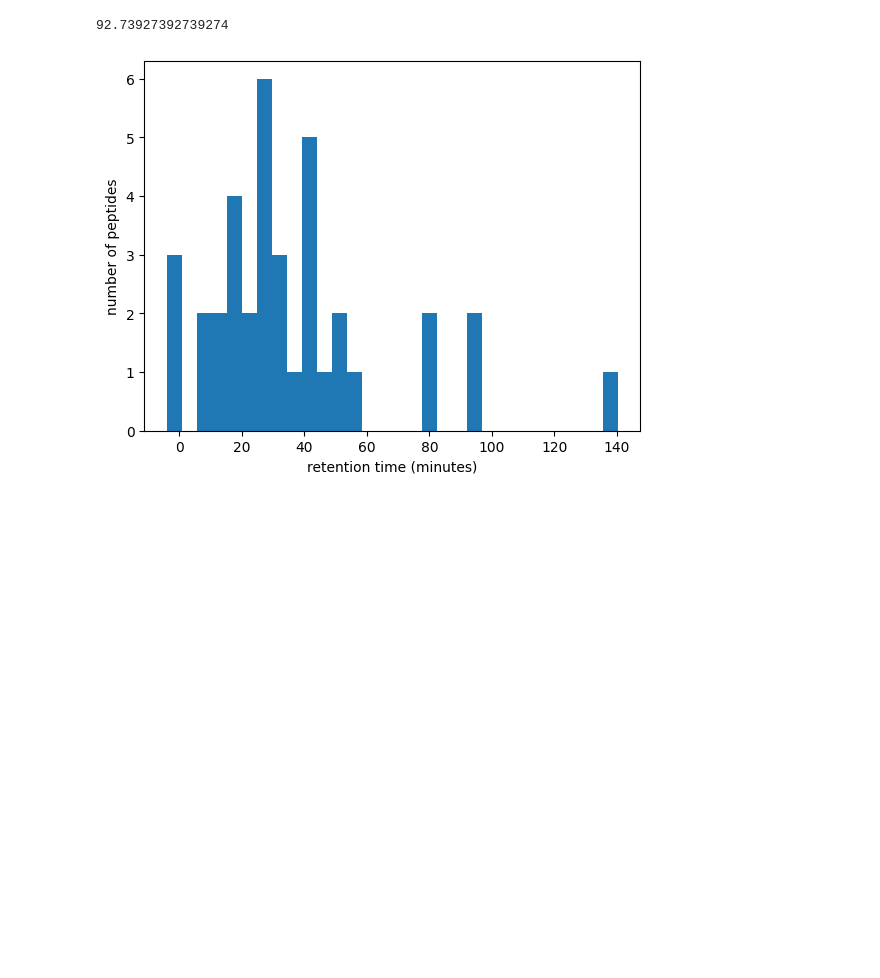
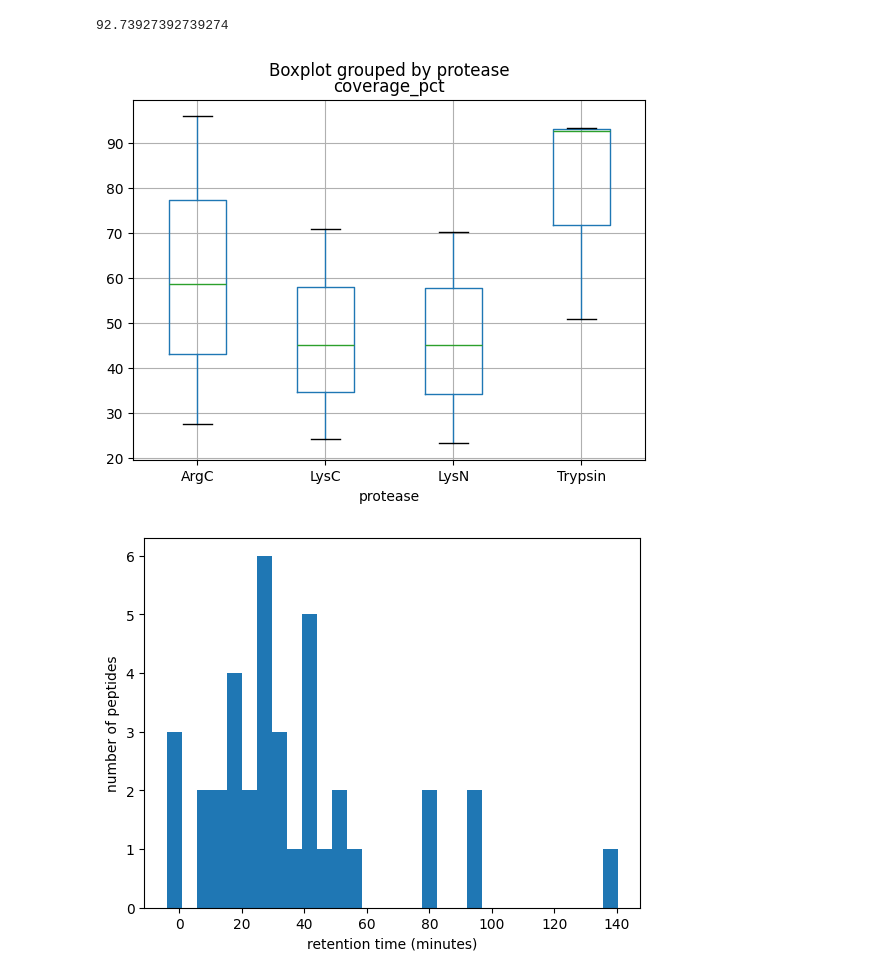
Before and after one commit to finn-qu/proteosim, a Jupyter notebook: tutorials/ms_experiment_final.ipynb, the cells around one changed output. Drawn from its saved outputs; the diff is of its cells as text; code cells hidden in the pictures; blank space fills up the shorter version.

Commit message:
Add sequence coverage comparison

```diff
--- a/tutorials/ms_experiment_final.ipynb
+++ b/tutorials/ms_experiment_final.ipynb
@@ -12,6 +12,10 @@ sample_coverage = ps.compute_sequence_coverage(sample_protein, sample_protein_pe
 sample_coverage
 # %% [output]
 92.73927392739274
+# %%
+coverages_df = ps.compare_sequence_coverages(proteins, ps.enzyme_cleavage_patterns)
+# %% [output]
+[figure, added]
 # %%
 pooled_peptides = sum(peptides.values(), [])
 retention_times = ps.predict_lc_retention_times(pooled_peptides)
```
Also changed, not shown: 2 other files.
